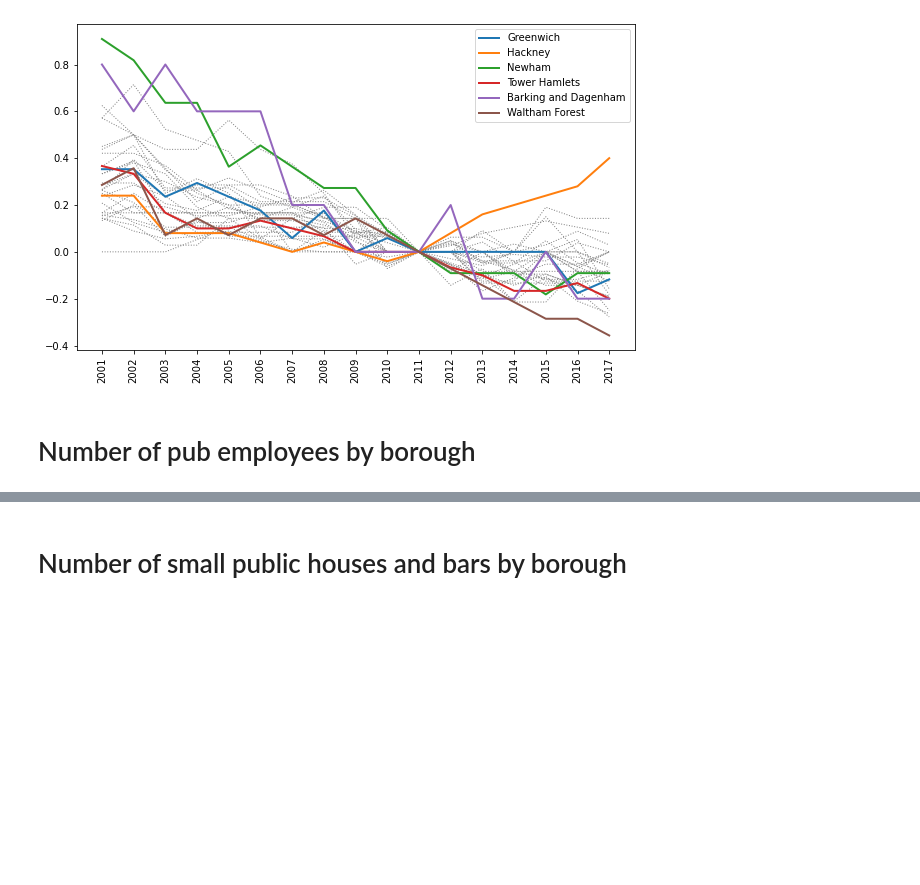
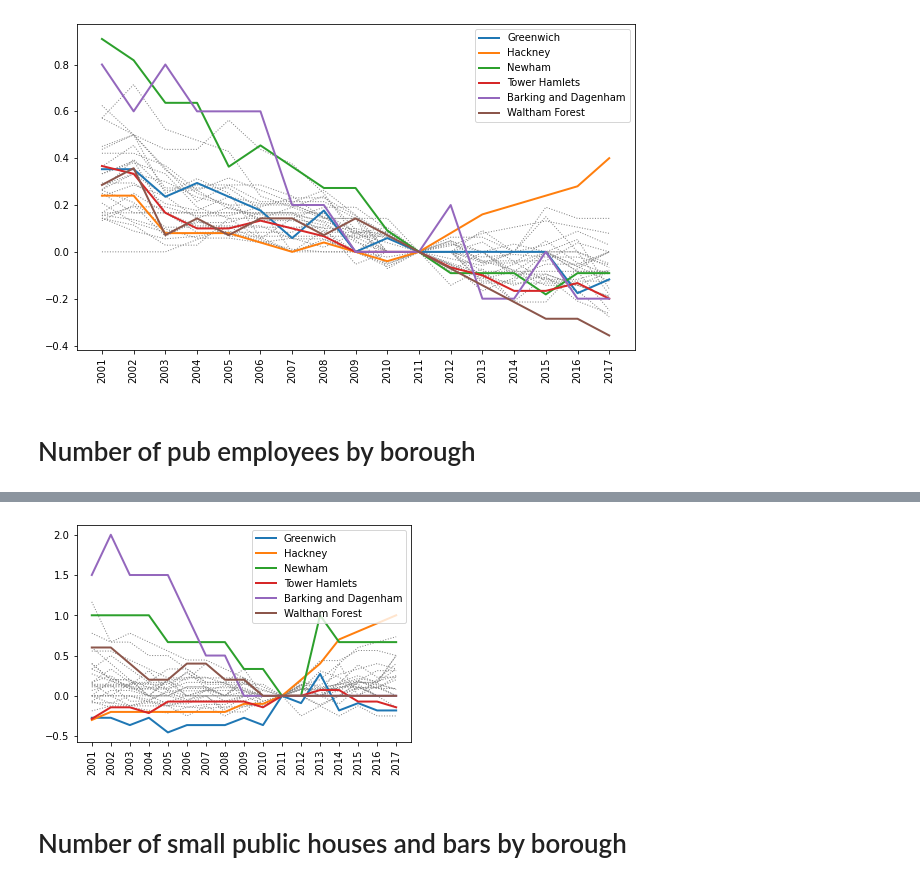
Before and after one commit to avaspataru/datathon, a Jupyter notebook: notebooks/Pubs and Bars.ipynb, the cells around one changed output, grey strips where cells are left out. Drawn from its saved outputs; the diff is of its cells as text; code cells hidden in the pictures; blank space fills up the shorter version.

```diff
--- a/notebooks/Pubs and Bars.ipynb
+++ b/notebooks/Pubs and Bars.ipynb
@@ -144,0 +152,5 @@ plot_boroughs(pubs_employees_boroughs)
+# %%
+multipliers_emp_2011 = pubs_employees[years].div(pubs_employees["2011"], axis=0)
+percentage_changes_num_emp_2011 = multipliers_emp_2011.sub(1)
+percentage_changes_emp_2011 = pd.concat([pubs_employees.iloc[:, :2], percentage_changes_num_emp_2011], axis=1)
+percentage_changes_emp_2011.head()
@@ -145,3 +164,7 @@ plot_boroughs(pubs_employees_boroughs)
+# %%
+plot_all_boroughs(percentage_changes_emp_2011)
+# %% [output]
+[figure, added]
 # %% [markdown]
 # Number of small public houses and bars by borough
 # %%
```
Also changed, not shown: parts of 37 cells of this notebook.
